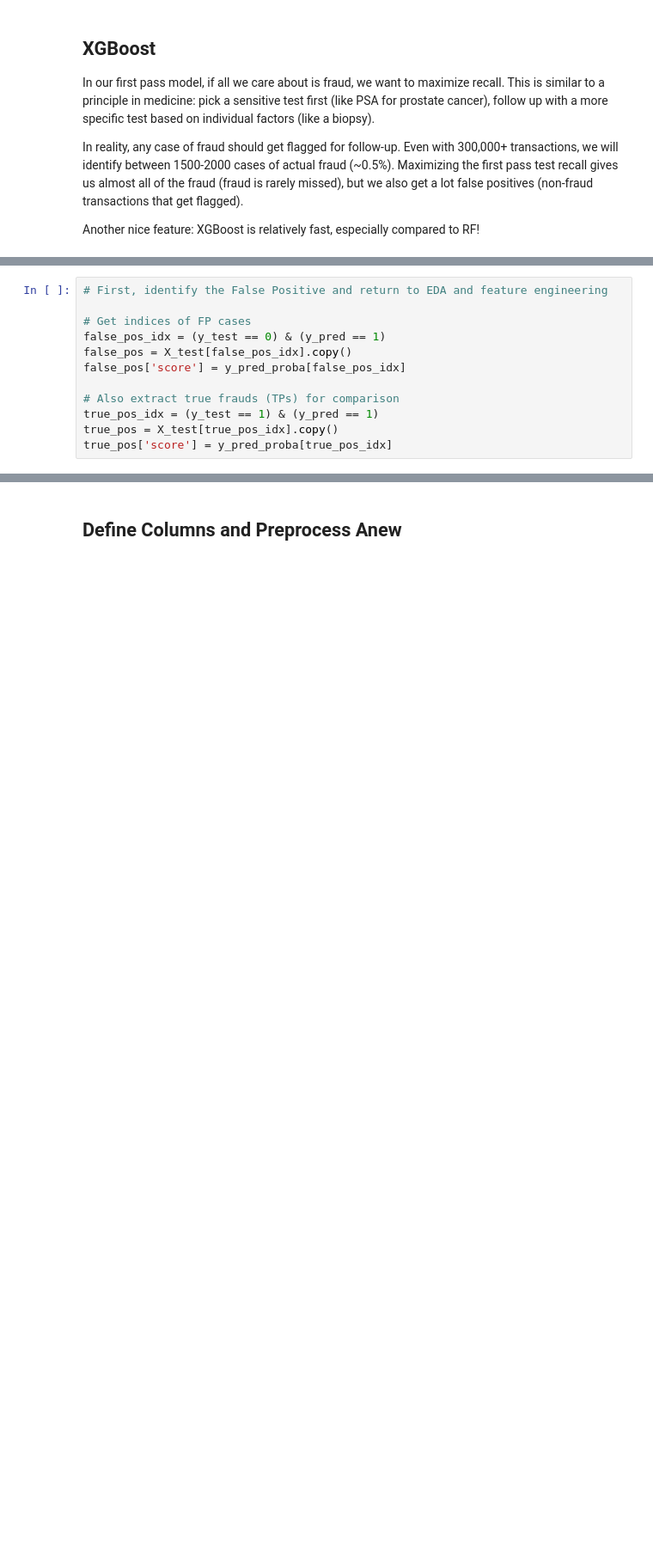
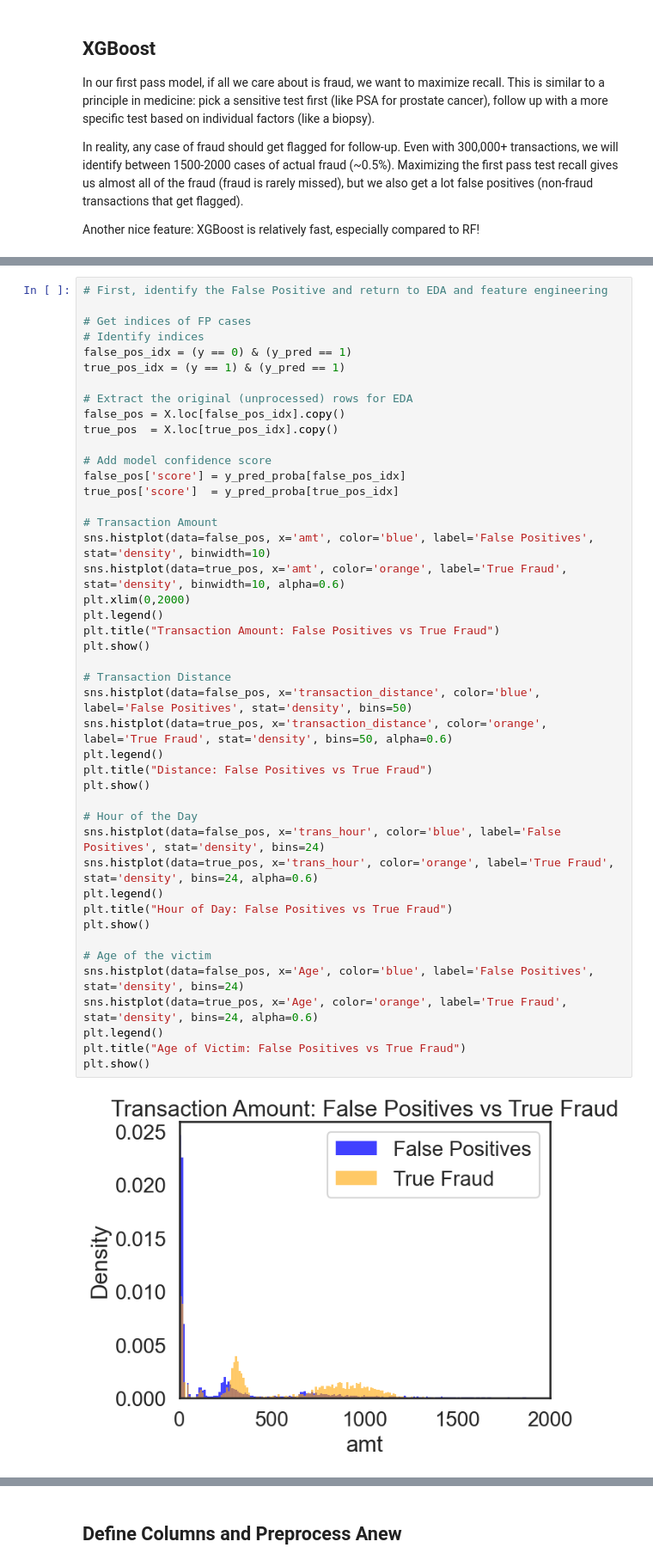
Before and after one commit to obaidkhurram/fraud-detection, a Jupyter notebook: ccfraud_main.ipynb, the cells around one changed output, grey strips where cells are left out. Shown at 86% size. Cells and saved outputs as stored; diff of their text form; blank space fills up the shorter version.

```diff
--- a/ccfraud_main.ipynb
+++ b/ccfraud_main.ipynb
@@ -505,12 +564,46 @@ From the table above, it is clear that having a precision of ~0.13 means that we
 # %%
 # First, identify the False Positive and return to EDA and feature engineering
 
 # Get indices of FP cases
-false_pos_idx = (y_test == 0) & (y_pred == 1)
-false_pos = X_test[false_pos_idx].copy()
+# Identify indices
+false_pos_idx = (y == 0) & (y_pred == 1)
+true_pos_idx = (y == 1) & (y_pred == 1)
+
+# Extract the original (unprocessed) rows for EDA
+false_pos = X.loc[false_pos_idx].copy()
+true_pos  = X.loc[true_pos_idx].copy()
+
+# Add model confidence score
 false_pos['score'] = y_pred_proba[false_pos_idx]
+true_pos['score']  = y_pred_proba[true_pos_idx]
 
-# Also extract true frauds (TPs) for comparison
-true_pos_idx = (y_test == 1) & (y_pred == 1)
-true_pos = X_test[true_pos_idx].copy()
-true_pos['score'] = y_pred_proba[true_pos_idx]
+# Transaction Amount
+sns.histplot(data=false_pos, x='amt', color='blue', label='False Positives', stat='density', binwidth=10)
+sns.histplot(data=true_pos, x='amt', color='orange', label='True Fraud', stat='density', binwidth=10, alpha=0.6)
+plt.xlim(0,2000)
+plt.legend()
+plt.title("Transaction Amount: False Positives vs True Fraud")
+plt.show()
+
+# Transaction Distance
+sns.histplot(data=false_pos, x='transaction_distance', color='blue', label='False Positives', stat='density', bins=50)
+sns.histplot(data=true_pos, x='transaction_distance', color='orange', label='True Fraud', stat='density', bins=50, alpha=0.6)
+plt.legend()
+plt.title("Distance: False Positives vs True Fraud")
+plt.show()
+
+# Hour of the Day
+sns.histplot(data=false_pos, x='trans_hour', color='blue', label='False Positives', stat='density', bins=24)
+sns.histplot(data=true_pos, x='trans_hour', color='orange', label='True Fraud', stat='density', bins=24, alpha=0.6)
+plt.legend()
+plt.title("Hour of Day: False Positives vs True Fraud")
+plt.show()
+
+# Age of the victim
+sns.histplot(data=false_pos, x='Age', color='blue', label='False Positives', stat='density', bins=24)
+sns.histplot(data=true_pos, x='Age', color='orange', label='True Fraud', stat='density', bins=24, alpha=0.6)
+plt.legend()
+plt.title("Age of Victim: False Positives vs True Fraud")
+plt.show()
+# %% [output]
+[figure, added]
```
Also changed, not shown: parts of 27 cells of this notebook.
